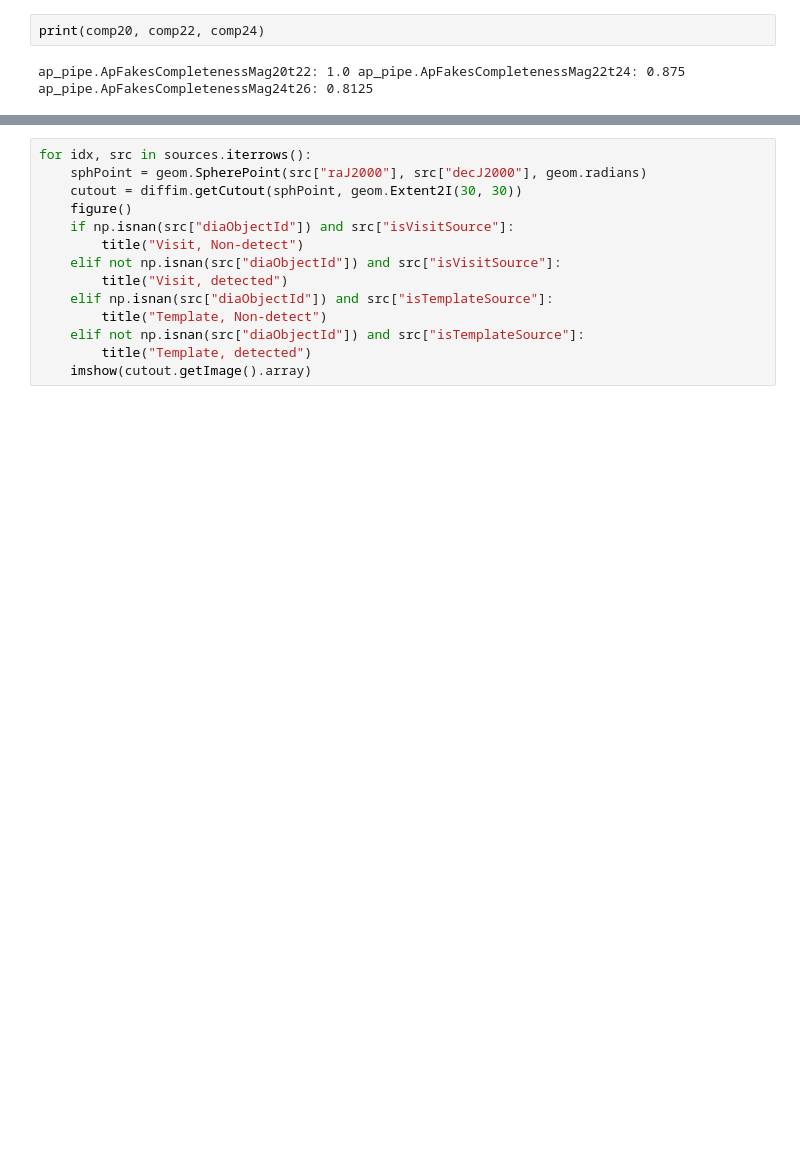
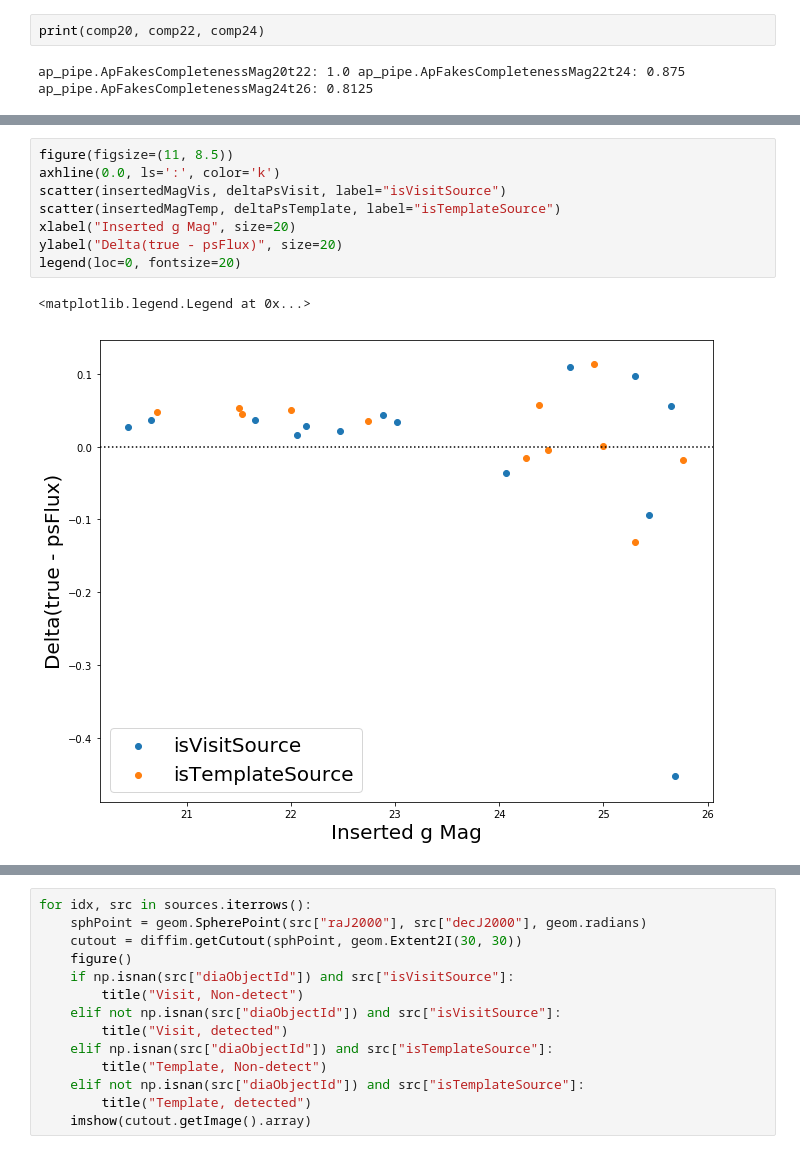
Before and after one commit to lsst/ap_verify, a Jupyter notebook: doc/notebooks/DM-20749.ipynb, the cells around one changed output, grey strips where cells are left out. Cells and saved outputs as stored; diff of their text form; blank space fills up the shorter version.

```diff
--- a/doc/notebooks/DM-20749.ipynb
+++ b/doc/notebooks/DM-20749.ipynb
@@ -30,0 +81,11 @@ ap_pipe.ApFakesCompletenessMag20t22: 1.0 ap_pipe.ApFakesCompletenessMag22t24: 0.
+# %%
+figure(figsize=(11, 8.5))
+axhline(0.0, ls=':', color='k')
+scatter(insertedMagVis, deltaPsVisit, label="isVisitSource")
+scatter(insertedMagTemp, deltaPsTemplate, label="isTemplateSource")
+xlabel("Inserted g Mag", size=20)
+ylabel("Delta(true - psFlux)", size=20)
+legend(loc=0, fontsize=20)
+# %% [output]
+<matplotlib.legend.Legend at 0x...>
+[figure, added]
```
Also changed, not shown: parts of 13 cells of this notebook.
